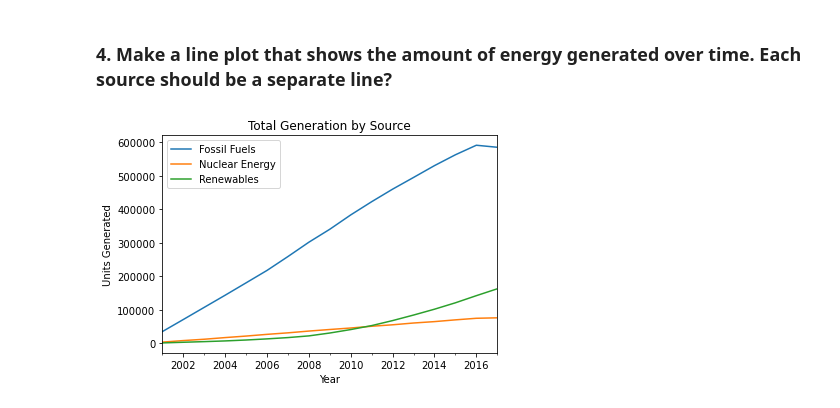
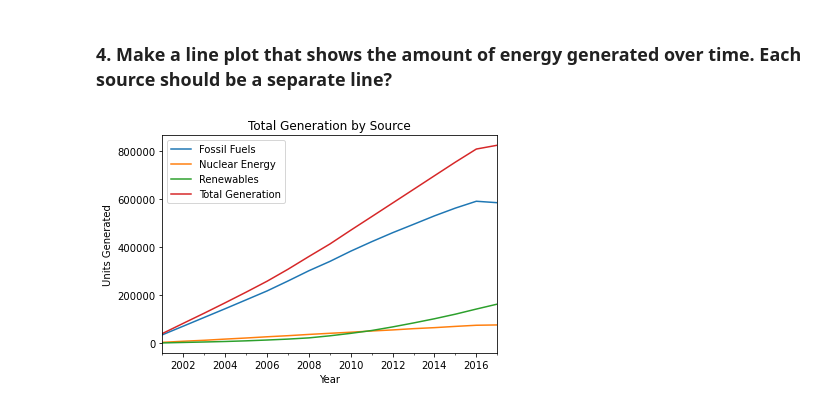
Before and after one commit to CharlesAtchison/time-series-exercises, a Jupyter notebook: time_series_data.ipynb, the cells around one changed output. Drawn from its saved outputs; the diff is of its cells as text; code cells hidden in the pictures.

```diff
--- a/time_series_data.ipynb
+++ b/time_series_data.ipynb
@@ -310,18 +310,19 @@ ie.pivot_table(index='source', columns='year')
 # %%
 sources = ie.source.unique()
 column_names = {n:col for n,col in enumerate(sources)}
 source_list = list()
 
 for source in sources:
     val = ie[ie['source'] == source].net_generation.rolling(16, min_periods=0).sum().to_dict()
     source_list.append(val)
 
 cie = pd.DataFrame(source_list).T
 cie = cie.rename(columns=column_names)
+cie['Total Generation'] = cie.sum(axis=1)
 cie.plot()
 plt.title('Total Generation by Source')
 plt.ylabel('Units Generated')
 plt.xlabel('Year')
 plt.show()
 # %% [output]
-[figure, old version]
+[figure, new version]
```
Also changed, not shown: parts of 6 cells of this notebook.
